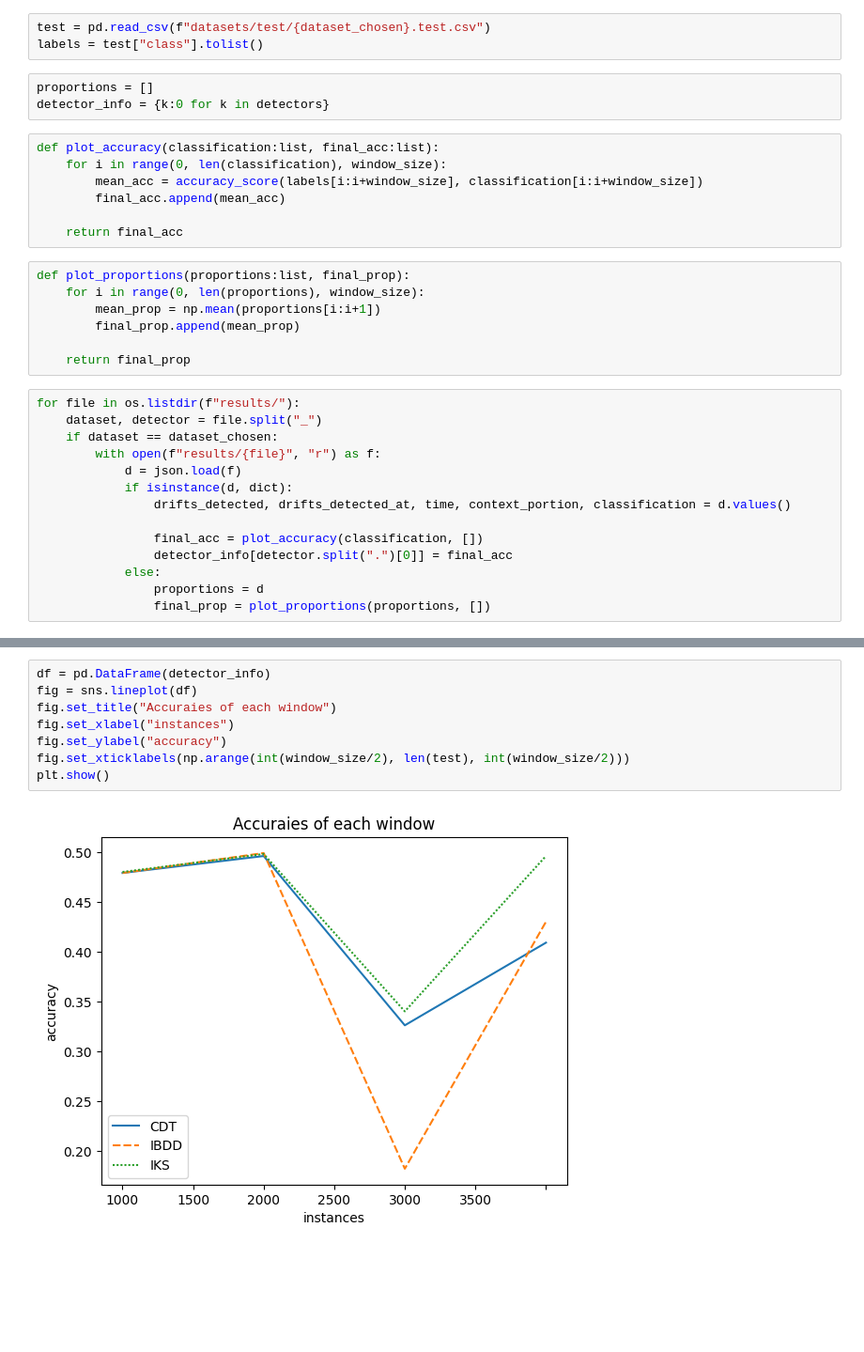
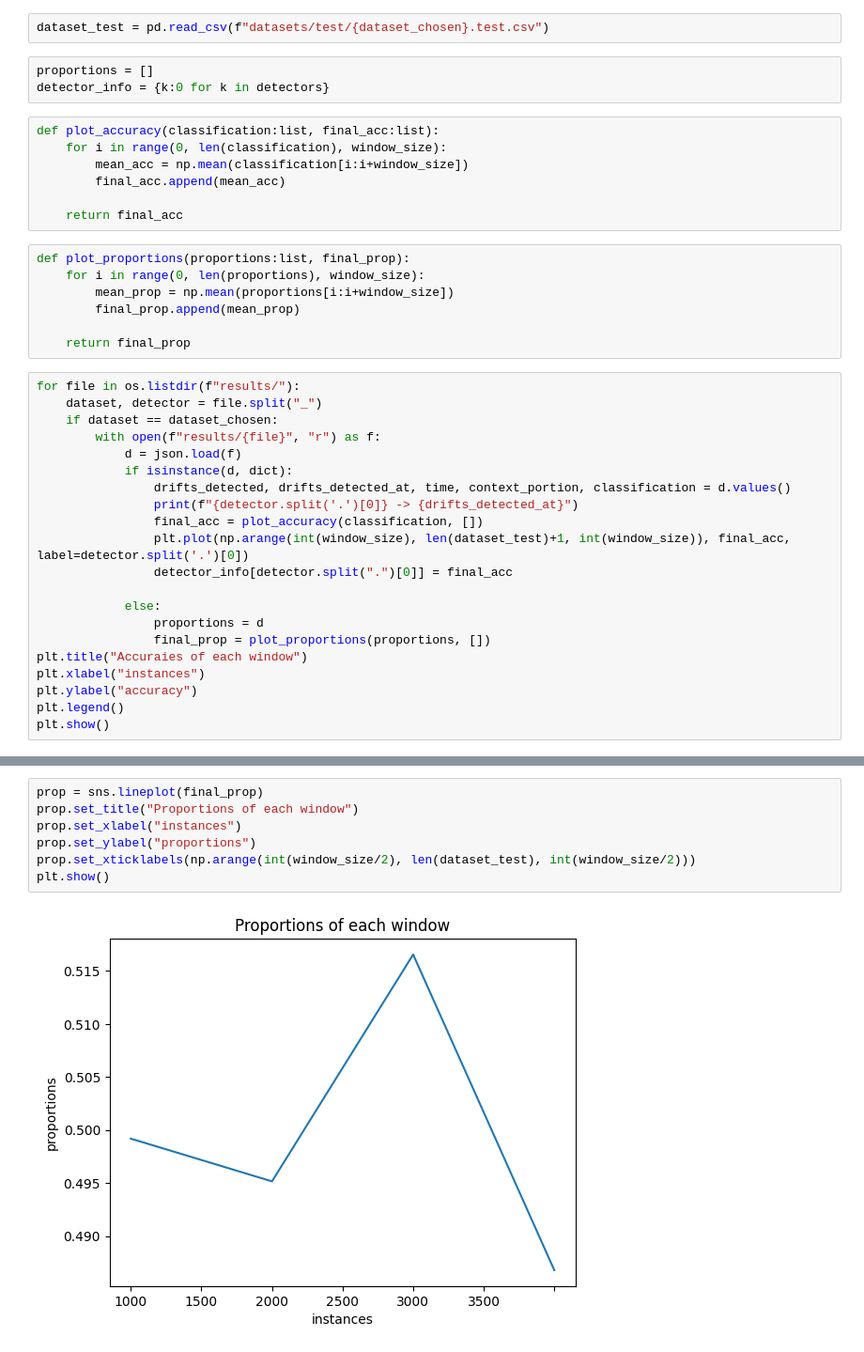
Before and after one commit to luizfernandolj/CDT, a Jupyter notebook: analysis.ipynb, the cells around one changed output, grey strips where cells are left out. Shown at 94% size. Drawn from its saved outputs; the diff is of its cells as text; blank space fills up the shorter version.

```diff
--- a/analysis.ipynb
+++ b/analysis.ipynb
@@ -11,22 +11,21 @@ window_size = 1000
 dataset_chosen = "AedesSex"
 detectors = ["CDT", "IBDD", "IKS"]
 # %%
-test = pd.read_csv(f"datasets/test/{dataset_chosen}.test.csv")
-labels = test["class"].tolist()
+dataset_test = pd.read_csv(f"datasets/test/{dataset_chosen}.test.csv")
 # %%
 proportions = []
 detector_info = {k:0 for k in detectors}
 # %%
 def plot_accuracy(classification:list, final_acc:list):
     for i in range(0, len(classification), window_size):
-        mean_acc = accuracy_score(labels[i:i+window_size], classification[i:i+window_size])
+        mean_acc = np.mean(classification[i:i+window_size])
         final_acc.append(mean_acc)
 
     return final_acc
 # %%
 def plot_proportions(proportions:list, final_prop):
     for i in range(0, len(proportions), window_size):
-        mean_prop = np.mean(proportions[i:i+1])
+        mean_prop = np.mean(proportions[i:i+window_size])
         final_prop.append(mean_prop)
 
     return final_prop
@@ -38,9 +37,16 @@ for file in os.listdir(f"results/"):
             d = json.load(f)
             if isinstance(d, dict):
                 drifts_detected, drifts_detected_at, time, context_portion, classification = d.values()
+                print(f"{detector.split('.')[0]} -> {drifts_detected_at}")
+                final_acc = plot_accuracy(classification, [])
+                plt.plot(np.arange(int(window_size), len(dataset_test)+1, int(window_size)), final_acc, label=detector.split('.')[0])
+                detector_info[detector.split(".")[0]] = final_acc
 
-                final_acc = plot_accuracy(classification, [])
-                detector_info[detector.split(".")[0]] = final_acc
             else:
                 proportions = d
                 final_prop = plot_proportions(proportions, [])
+plt.title("Accuraies of each window")
+plt.xlabel("instances")
+plt.ylabel("accuracy")
+plt.legend()
+plt.show()
@@ -47,10 +67,9 @@ for file in os.listdir(f"results/"):
 # %%
-df = pd.DataFrame(detector_info)
-fig = sns.lineplot(df)
-fig.set_title("Accuraies of each window")
-fig.set_xlabel("instances")
-fig.set_ylabel("accuracy")
-fig.set_xticklabels(np.arange(int(window_size/2), len(test), int(window_size/2)))
+prop = sns.lineplot(final_prop)
+prop.set_title("Proportions of each window")
+prop.set_xlabel("instances")
+prop.set_ylabel("proportions")
+prop.set_xticklabels(np.arange(int(window_size/2), len(dataset_test), int(window_size/2)))
 plt.show()
 # %% [output]
-[figure, old version]
+[figure, new version]
```
Also changed, not shown: parts of 3 cells of this notebook, 8 other files.
